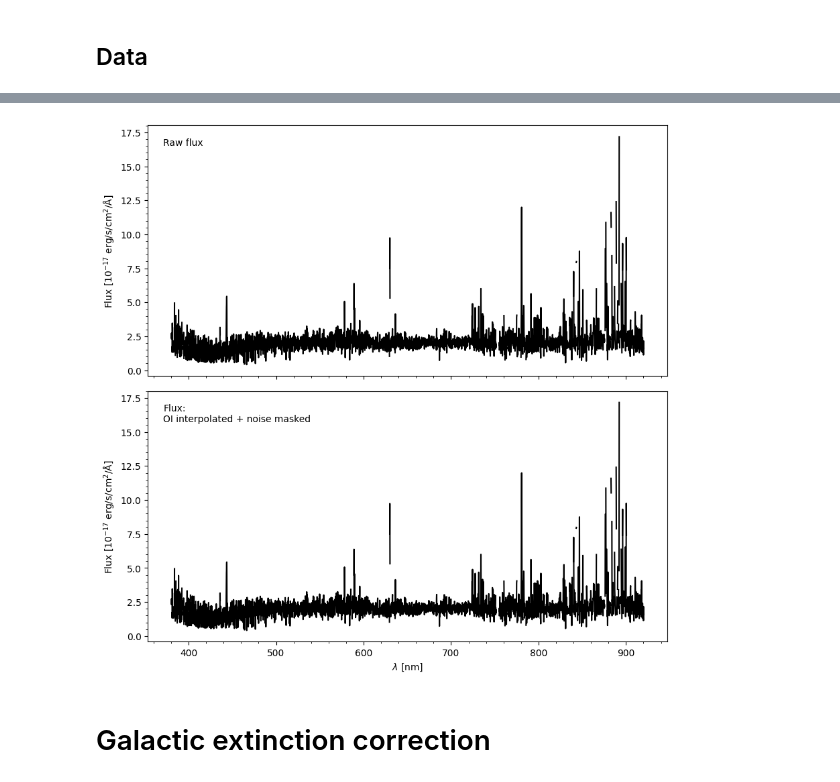
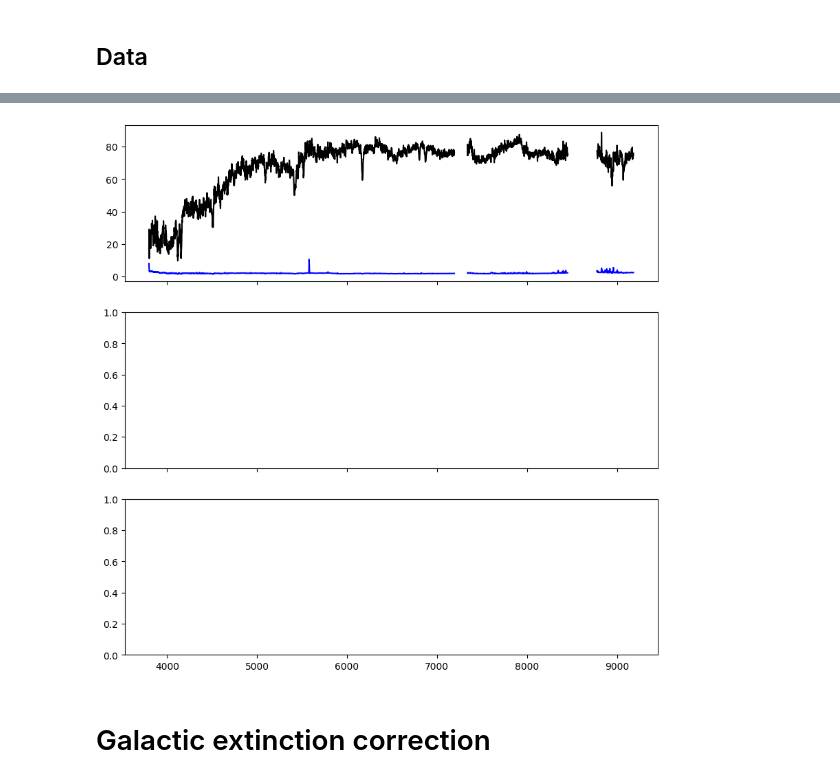
Before and after one commit to ed-ortizm/sdss, a Jupyter notebook: data_prep_illustrations/02_data_prep.ipynb, the cells around one changed output, grey strips where cells are left out. Drawn from its saved outputs; the diff is of its cells as text; code cells hidden in the pictures.

```diff
--- a/data_prep_illustrations/02_data_prep.ipynb
+++ b/data_prep_illustrations/02_data_prep.ipynb
@@ -466,76 +742,19 @@ N of NaNs after masking: 220
 # %%
-# looks like here it is best to show the places masked
-# also try to find objects with a lot of masking
-
 fig, axs = plt.subplots(
-    2, 1,
+    3, 1,
     figsize=(10, 10),
     sharex=True,
 )
+mask = (raw_wave < 7000) #& (raw_wave > 5000)
+wave_masked = raw_wave[mask]
+
+axs[0].plot(raw_wave, raw_flux, color='black')
+axs[0].plot(raw_wave, np.sqrt(1/ivar), color='blue')
+
+# axs[0].plot(wave_masked, raw_flux[mask], color='black')
+# axs[0].plot(wave_masked, variance[mask], color='blue')
+# axs[1].plot(raw_wave, variance, color='blue')
+# axs[2].plot(wave_masked, flux_noise_masked[mask], color='black')
+# axs[2].plot(wave_masked, variance[mask], color='blue')
 # -------------------------------------------------
-y_label = r'Flux [$10^{-17}$ erg/s/cm$^2$/Å]'
-# convert to nm
-raw_wave_nm = raw_wave * 0.1
-# -------------------------------------------------
-# OI_mask = (raw_wave > 540) & (raw_wave < 580)
-# OI_mask = raw_wave < 750
-
-# raw_wave = raw_wave[OI_mask]
-# raw_flux = raw_flux[OI_mask]
-# sky = sky[OI_mask]
-# ivar = ivar[OI_mask]
-
-
-# Flux OI interpolated
-axs[0].plot(raw_wave_nm, raw_flux, color='black')
-
-axs[0].text(
-    0.03, 0.95,
-    f'Raw flux',
-    transform=axs[0].transAxes,
-    # fontsize=14,
-    verticalalignment='top',
-    # fontweight='bold'
-)
-
-# axs[0].set_ylim(-10, 110)
-# ticks = [25, 50, 75, 100]
-# axs[0].set_yticks(ticks)
-
-axs[0].set_ylabel(y_label)
-
-# -------------------------------------------------
-# Flux OI noise masked
-axs[1].plot(raw_wave_nm, flux_noise_masked, color='black')
-
-axs[1].text(
-    0.03, 0.95,
-    f'Flux:\nOI interpolated + noise masked',
-    transform=axs[1].transAxes,
-    # fontsize=14,
-    verticalalignment='top',
-    # fontweight='bold'
-)
-
-# axs[1].set_ylim(-10, 110)
-# ticks = [25, 50, 75, 100]
-# axs[1].set_yticks(ticks)
-
-
-axs[1].set_ylabel(y_label)
-# -------------------------------------------------
-axs[-1].set_xlabel(r"$\lambda$ [nm]")
-#
-for ax in axs.flatten(): ax.minorticks_on()
-
-# adjust vertical space
-plt.subplots_adjust(
-    hspace=0.06,
-    # wspace=0.1
-)
-# fig.savefig(
-#     f"{ch_3_dir}/noise_masking.pdf",
-#     bbox_inches='tight'
-# )
-# meta.get_sky_server_url(specobjid)
 # %% [output]
@@ -542,4 +762,4 @@ plt.subplots_adjust(
-[figure, old version]
+[figure, new version]
 # %% [markdown]
 # Galactic extinction correction
 # %%
```
Also changed, not shown: parts of 22 cells of this notebook.
